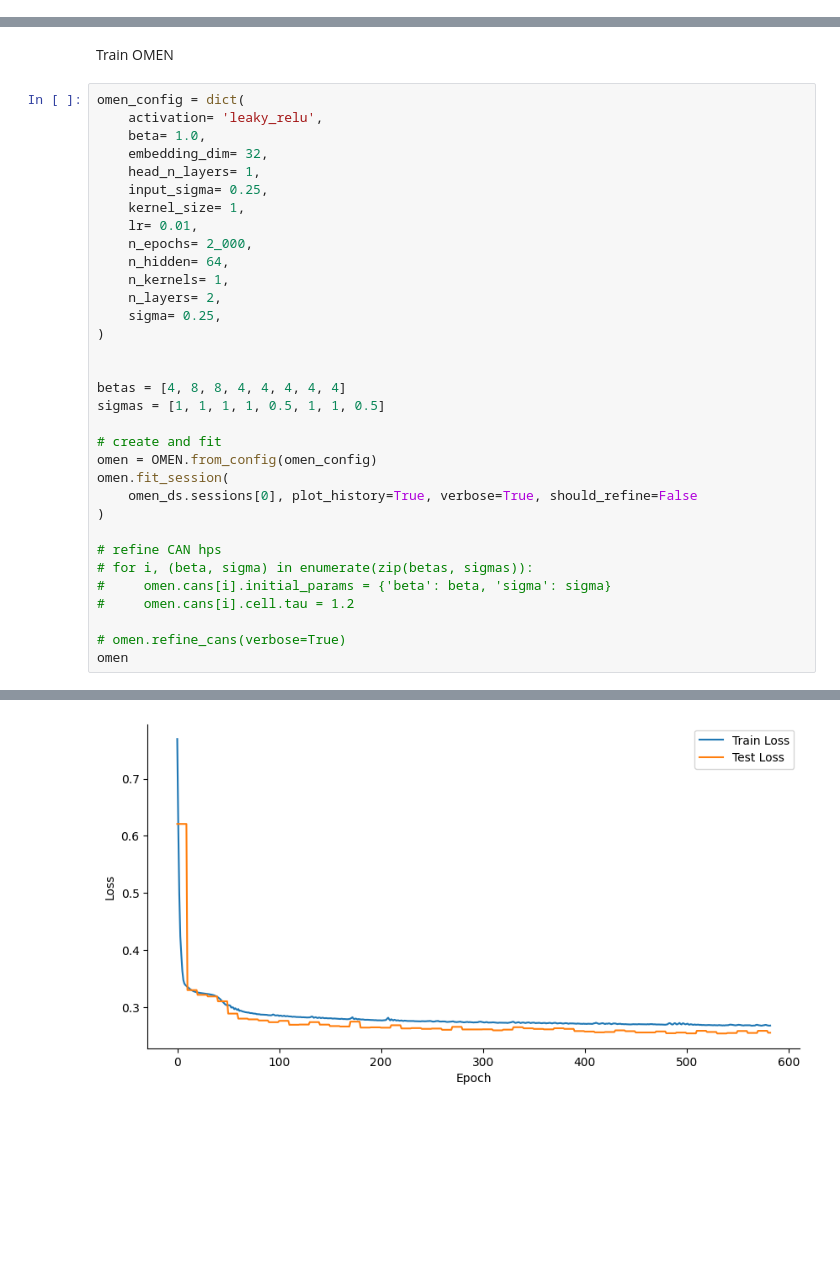
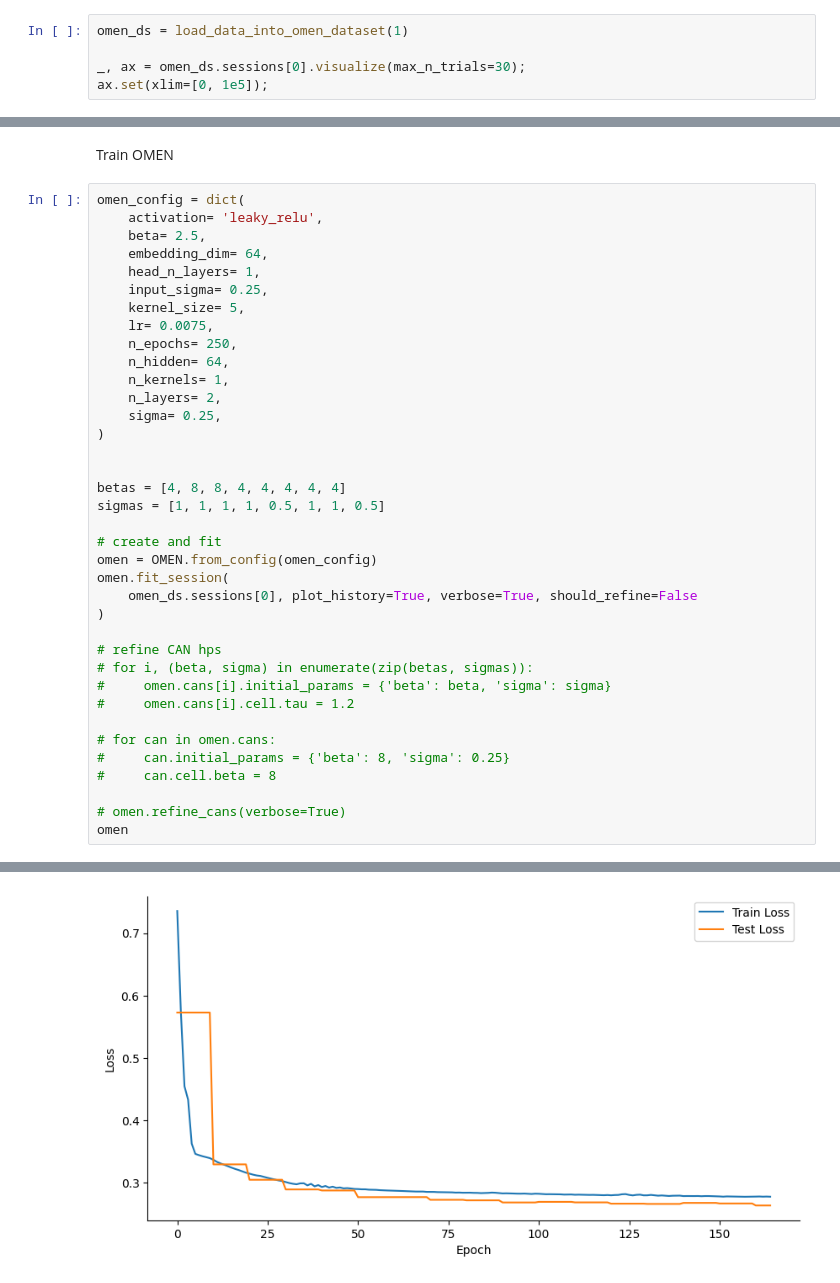
Before and after one commit to AlignedBCI/BCI_ALVI_challenge_competition, a Jupyter notebook: competition_single_sessions.ipynb, the cells around one changed output, grey strips where cells are left out. Cells and saved outputs as stored; diff of their text form; blank space fills up the shorter version.

```diff
--- a/competition_single_sessions.ipynb
+++ b/competition_single_sessions.ipynb
@@ -105,0 +19,5 @@ Added session alex_kovalev_standart_elbow_left with 948 trials
+# %%
+omen_ds = load_data_into_omen_dataset(1)
+
+_, ax = omen_ds.sessions[0].visualize(max_n_trials=30);
+ax.set(xlim=[0, 1e5]);
@@ -110,13 +35,13 @@ Train OMEN
 # %%
 omen_config = dict(
     activation= 'leaky_relu',
-    beta= 1.0,
-    embedding_dim= 32,
+    beta= 2.5,
+    embedding_dim= 64,
     head_n_layers= 1,
     input_sigma= 0.25,
-    kernel_size= 1,
-    lr= 0.01,
-    n_epochs= 2_000,
+    kernel_size= 5,
+    lr= 0.0075,
+    n_epochs= 250,
     n_hidden= 64,
     n_kernels= 1,
     n_layers= 2,
@@ -138,6 +63,10 @@ omen.fit_session(
 #     omen.cans[i].initial_params = {'beta': beta, 'sigma': sigma}
 #     omen.cans[i].cell.tau = 1.2
 
+# for can in omen.cans:
+#     can.initial_params = {'beta': 8, 'sigma': 0.25}
+#     can.cell.beta = 8
+
 # omen.refine_cans(verbose=True)
 omen
 # %% [output]
@@ -186,2 +127,2 @@ LUT(n sessions: 1, embedding size: 256)
-[figure, old version]
+[figure, new version]
 # %%
```
Also changed, not shown: parts of 11 cells of this notebook, 3 other files.
